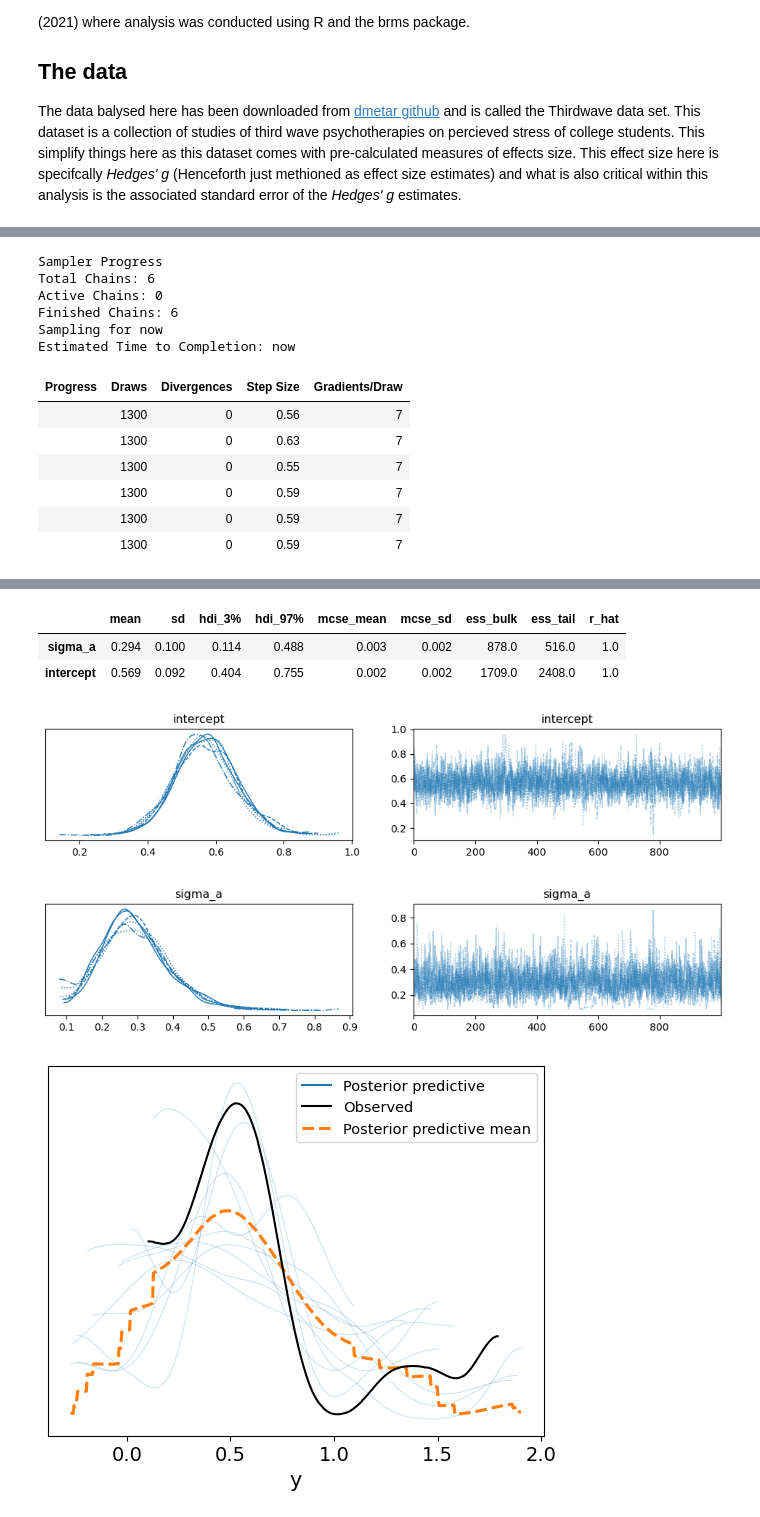
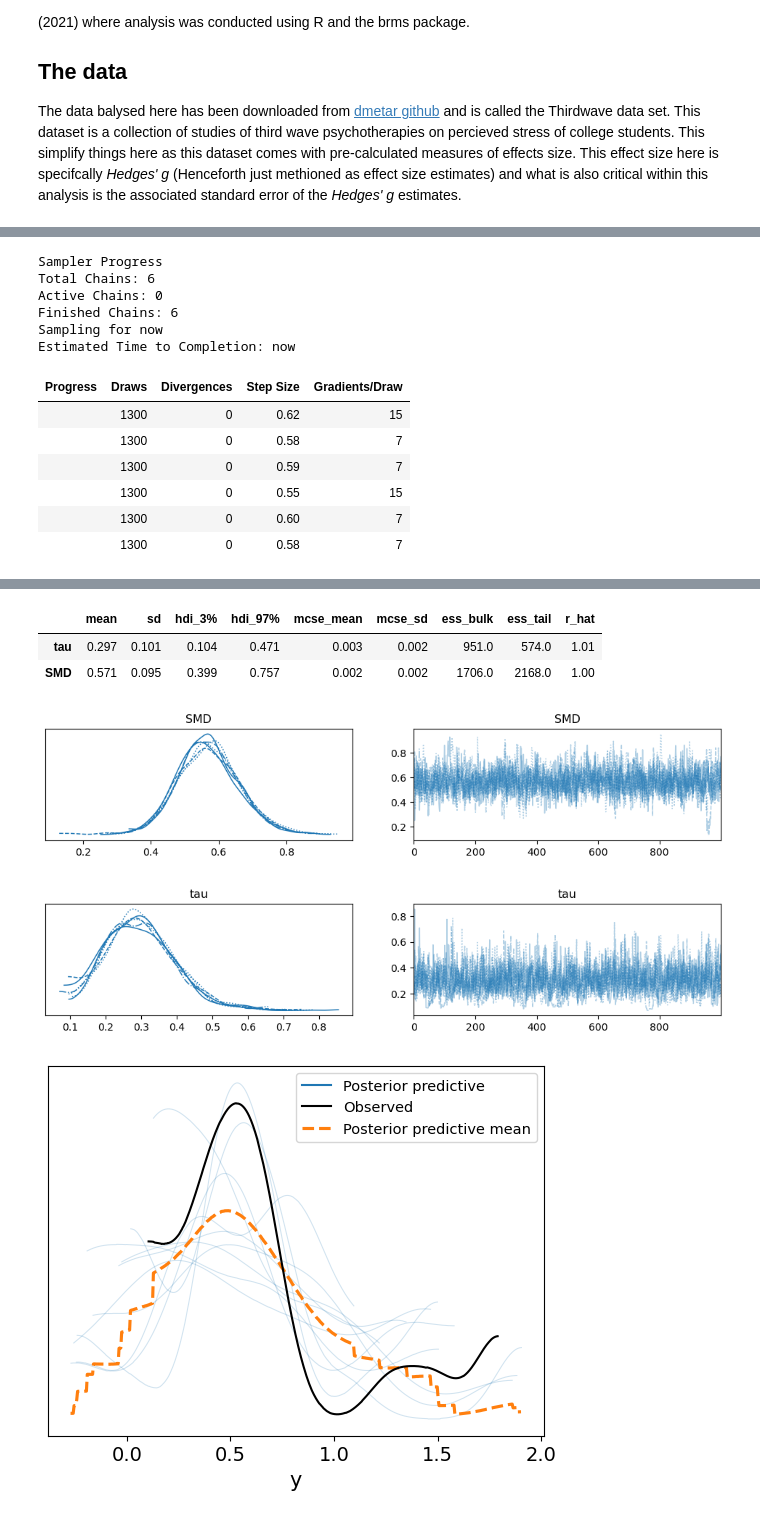
Before and after one commit to HPCurtis/meta_analysis_pymc, a Jupyter notebook: meta_analysis.ipynb, the cells around one changed output, grey strips where cells are left out. Cells and saved outputs as stored; diff of their text form; code cells hidden in the pictures.

```diff
--- a/meta_analysis.ipynb
+++ b/meta_analysis.ipynb
@@ -44,11 +32,11 @@ TE = df["TE"]
 # Generate pymc Bayesian Hierachial model
 with pm.Model() as model:
 
-    intercept = pm.Normal("intercept", mu = 0, sigma = 1)
-    sigma_a = pm.HalfCauchy("sigma_a", beta=.5)
+    SMD = pm.Normal("SMD", mu = 0, sigma = 1)
+    tau = pm.HalfCauchy("tau", beta=.5)
     # Random intercepts
-    alpha = pm.Normal('alpha', mu=0, sigma = sigma_a, shape=len(df["Author"].unique()))
-    y = pm.Normal("y", mu = intercept + alpha[author_id], sigma = seTE, observed=TE)
+    theta = pm.Normal('alpha', mu=0, sigma = tau, shape=len(df["Author"].unique()))
+    y = pm.Normal("y", mu = SMD + theta[author_id], sigma = seTE, observed=TE)
 # %%
 # Compile nutpie pymc model.
 compiled_model = nutpie.compile_pymc_model(model)
@@ -61,12 +49,12 @@ Finished Chains: 6
 Sampling for now
 Estimated Time to Completion: now
 | Progress | Draws | Divergences | Step Size | Gradients/Draw |
-|  | 1300 | 0 | 0.56 | 7 |
-|  | 1300 | 0 | 0.63 | 7 |
-|  | 1300 | 0 | 0.55 | 7 |
+|  | 1300 | 0 | 0.62 | 15 |
+|  | 1300 | 0 | 0.58 | 7 |
 |  | 1300 | 0 | 0.59 | 7 |
-|  | 1300 | 0 | 0.59 | 7 |
-|  | 1300 | 0 | 0.59 | 7 |
+|  | 1300 | 0 | 0.55 | 15 |
+|  | 1300 | 0 | 0.60 | 7 |
+|  | 1300 | 0 | 0.58 | 7 |
 # %%
 with model:
     pm.sample_posterior_predictive(trace, extend_inferencedata=True)
@@ -78,17 +66,17 @@ Sampling: [y]
 [interactive output not drawn]
 # %%
 # Get the results of the model MCMC samples.
-az.summary(trace, var_names=["sigma_a", "intercept"])
+az.summary(trace, var_names=["tau", "SMD"])
 # %% [output]
 |  | mean | sd | hdi_3% | hdi_97% | mcse_mean | mcse_sd | ess_bulk | ess_tail | r_hat |
-| sigma_a | 0.294 | 0.100 | 0.114 | 0.488 | 0.003 | 0.002 | 878.0 | 516.0 | 1.0 |
-| intercept | 0.569 | 0.092 | 0.404 | 0.755 | 0.002 | 0.002 | 1709.0 | 2408.0 | 1.0 |
+| tau | 0.297 | 0.101 | 0.104 | 0.471 | 0.003 | 0.002 | 951.0 | 574.0 | 1.01 |
+| SMD | 0.571 | 0.095 | 0.399 | 0.757 | 0.002 | 0.002 | 1706.0 | 2168.0 | 1.00 |
 # %%
-az.plot_trace(trace, var_names="intercept");
-az.plot_trace(trace, var_names="sigma_a");
+az.plot_trace(trace, var_names="SMD");
+az.plot_trace(trace, var_names="tau");
 # %% [output]
-[figure, old version]
+[figure, new version]
-[figure, old version]
+[figure, new version]
 # %%
 az.plot_ppc(trace, num_pp_samples=10);
 # %% [output]
```
Also changed, not shown: parts of 1 cell of this notebook.
